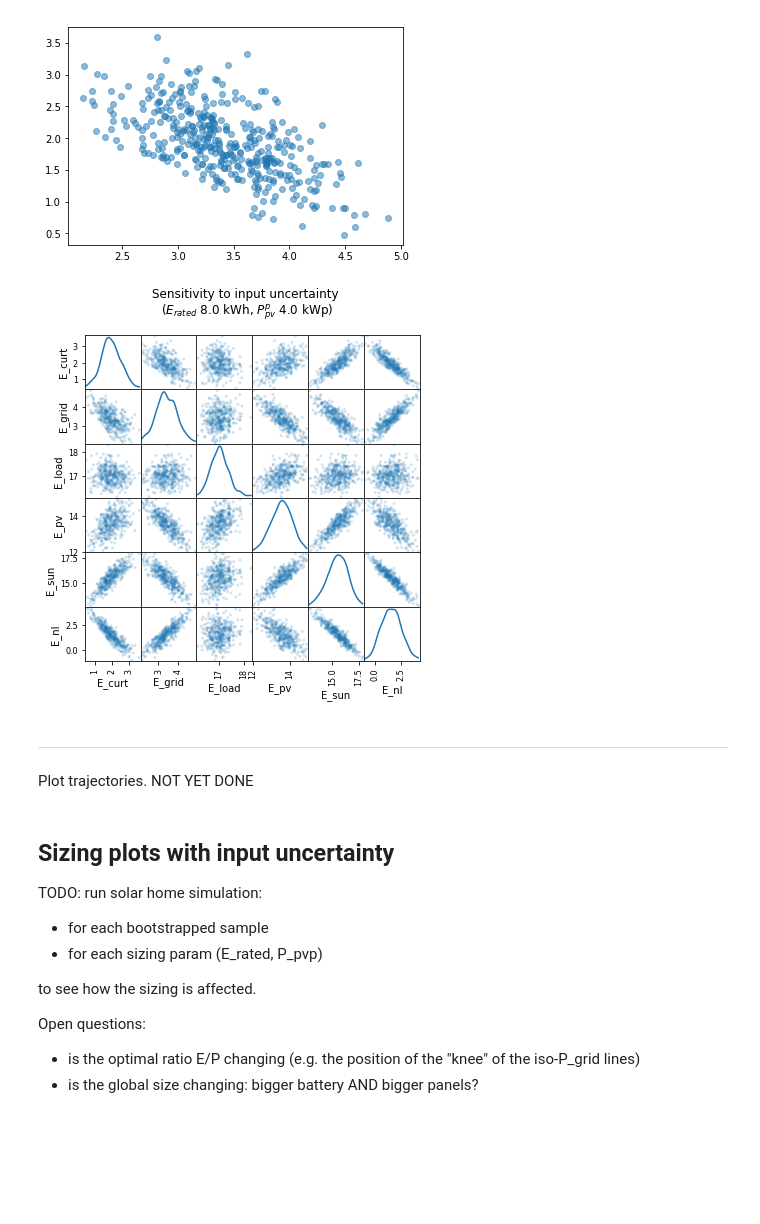
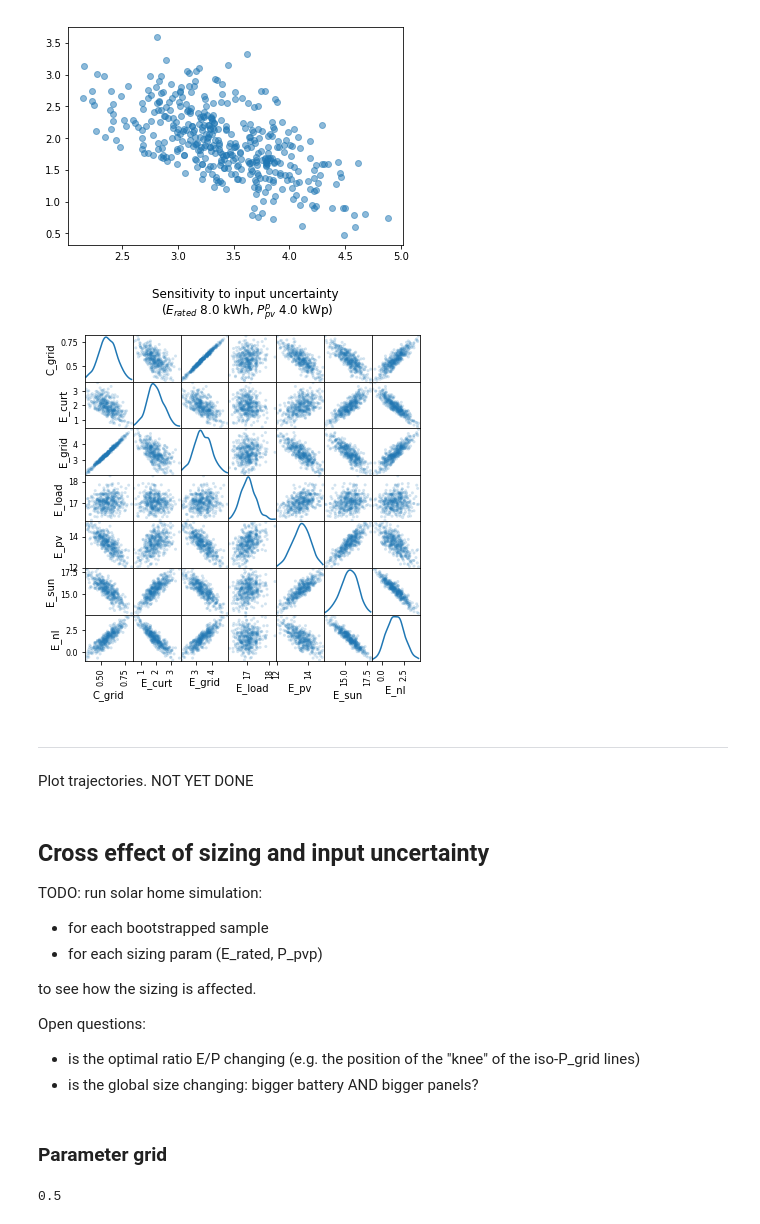
Before and after one commit to pierre-haessig/solarhome-control-bench, a Jupyter notebook: comparison/Benchmark_Sensitivity.ipynb, the cells around one changed output. Saved outputs shown, nothing was run; the diff lists cells and outputs as text; code cells hidden in the pictures; blank space fills up the shorter version.

```diff
--- a/comparison/Benchmark_Sensitivity.ipynb
+++ b/comparison/Benchmark_Sensitivity.ipynb
@@ -105,13 +134,20 @@ def home_sim(E_rated, P_pvp, P_load, P_sun_1kW):
     P_pv = P_sun - P_curt
     P_nl = P_load - P_sun
 
+    # grid energy cost
+    h = (np.arange(n)*dt) % 24 # in [0, 24[
+    night = h < 6
+    day = ~night
+    C_grid = P_grid*0.10*night + P_grid*0.20*day
+
     # stats: cumulated energy in kWh/day
     stats = dict(
         E_load = P_load.mean()*24,
         E_sun  = P_sun.mean()*24,
         E_pv   = P_pv.mean()*24,
         E_curt = P_curt.mean()*24,
-        E_grid = P_grid.mean()*24
+        E_grid = P_grid.mean()*24,
+        C_grid = C_grid.mean()*24,
     )
     # full output: out = pd.DataFrame()
     return stats
@@ -169,13 +217,10 @@ nb of param values: 1517. Simulation time: ~75.9 s
 # %% [markdown]
 batch simulation... (40 ms/pt)
 # %%
-stats_list = []
+EP_stats_list = []
 for E_rated in E_rated_list:
     for P_pvp in P_pvp_list:
-        stats = home_sim(E_rated, P_pvp, P_load, P_sun/3)
+        stats = home_sim(E_rated, P_pvp, P_load, P_sun_1k)
         stats['E_rated'] = E_rated
         stats['P_pvp'] = P_pvp
-        stats_list.append(stats)
+        EP_stats_list.append(stats)
-# %%
-stats = pd.DataFrame(stats_list)
-stats.head()
@@ -429,7 +686,7 @@ P_pvp = 4 # kWp
 # %%
 bs_stats = []
 for i in range(nsamp):
-    stats = home_sim(E_rated, P_pvp, P_load_bs[i], P_sun_1k_bs[i])
+    stats = home_sim(E_rated_ref, P_pvp_ref, P_load_bs[i], P_sun_1k_bs[i])
     bs_stats.append(stats)
 # %%
 bs_stats = pd.DataFrame(bs_stats)
@@ -473,20 +732,20 @@ from pandas.plotting import scatter_matrix
 # %%
 scatter_matrix(bs_stats, alpha=0.2, figsize=(6, 6), diagonal='kde')
 title = 'Sensitivity to input uncertainty \n' +\
-        '($E_{{rated}}$ {:.1f} kWh, $P_{{pv}}^p$ {:.1f} kWp)'.format(E_rated, P_pvp)
+        '($E_{{rated}}$ {:.1f} kWh, $P_{{pv}}^p$ {:.1f} kWp)'.format(E_rated_ref, P_pvp_ref)
 plt.suptitle(title);
 
-fname = 'Input_uncertain_scat_E{:.0f}_P{:.0f}'.format(E_rated, P_pvp)
+fname = 'Input_uncertain_scat_E{:.0f}_P{:.0f}'.format(E_rated_ref, P_pvp_ref)
 plt.savefig(fname + '.pdf')
 plt.savefig(fname + '.png', dpi=150)
 # %% [output]
-[figure, old version]
+[figure, new version]
 # %% [markdown]
 ---
 
 Plot trajectories. NOT YET DONE
 # %% [markdown]
-## Sizing plots with input uncertainty
+## Cross effect of sizing and input uncertainty
 
 TODO: run solar home simulation:
 
@@ -499,3 +758,13 @@ Open questions:
 
 * is the optimal ratio E/P changing (e.g. the position of the "knee" of the iso-P_grid lines)
 * is the global size changing: bigger battery AND bigger panels?
+# %% [markdown]
+### Parameter grid
+# %%
+nE = 20*2+1
+E_rated_max = 20 # kWh
+E_rated_list = np.linspace(0, E_rated_max, nE)
+dE = E_rated_list[1] - E_rated_list[0]
+dE # step, kWh
+# %% [output]
+0.5
```
Also changed, not shown: parts of 98 cells of this notebook, 25 other files.
